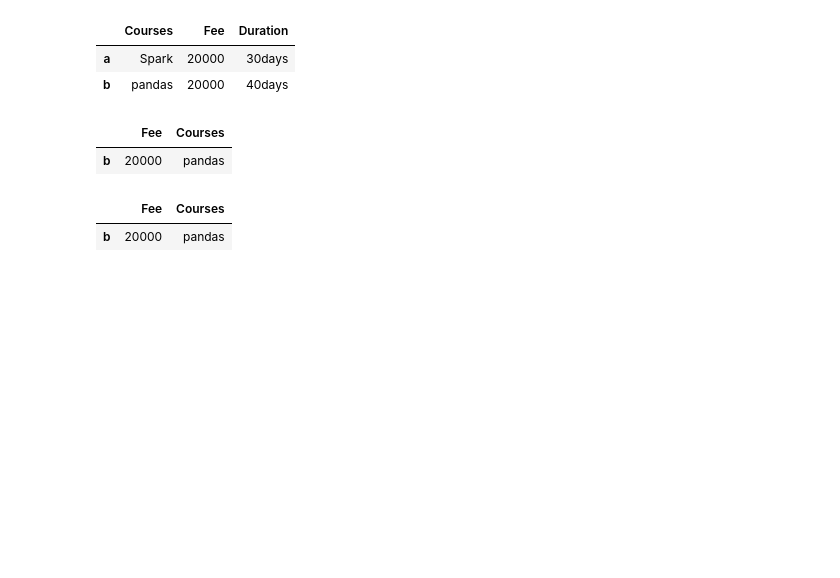
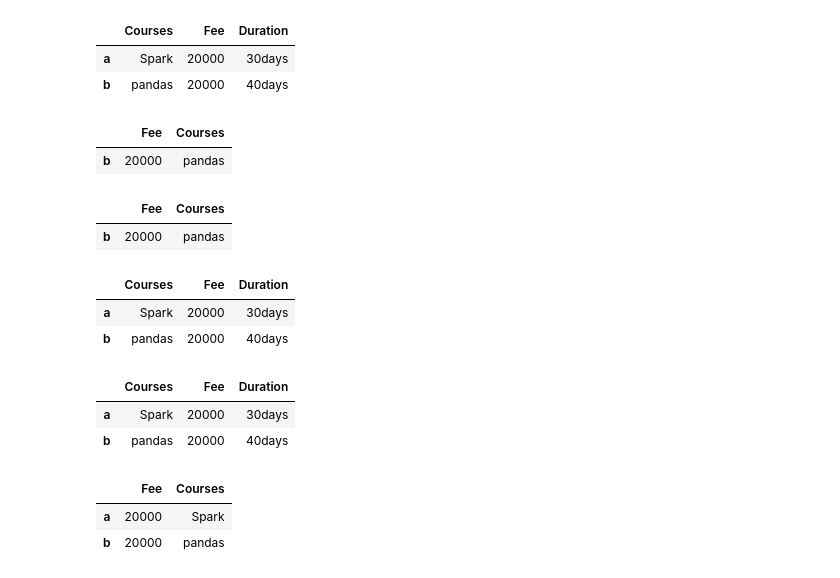
Before and after one commit to aekanun2020/Data-Analytics-using-Python, a Jupyter notebook: Deeper_Understanding_of_Subdata_in_Python_Pandas.ipynb, the cells around one changed output. Cells and saved outputs as stored; diff of their text form; code cells hidden in the pictures; blank space fills up the shorter version.

```diff
--- a/Deeper_Understanding_of_Subdata_in_Python_Pandas.ipynb
+++ b/Deeper_Understanding_of_Subdata_in_Python_Pandas.ipynb
@@ -103,3 +101,15 @@ display(labelRow_pd[['Fee','Courses']]['b':])
 | b | 20000 | pandas |
 |  | Fee | Courses |
 | b | 20000 | pandas |
+# %%
+labelRow_pd
+# %% [output]
+|  | Courses | Fee | Duration |
+| a | Spark | 20000 | 30days |
+| b | pandas | 20000 | 40days |
+# %%
+labelRow_pd[0:]
+# %% [output]
+|  | Courses | Fee | Duration |
+| a | Spark | 20000 | 30days |
+| b | pandas | 20000 | 40days |
@@ -105,0 +118,6 @@ display(labelRow_pd[['Fee','Courses']]['b':])
+# %%
+labelRow_pd[['Fee','Courses']]
+# %% [output]
+|  | Fee | Courses |
+| a | 20000 | Spark |
+| b | 20000 | pandas |
```
Also changed, not shown: parts of 2 cells of this notebook.
